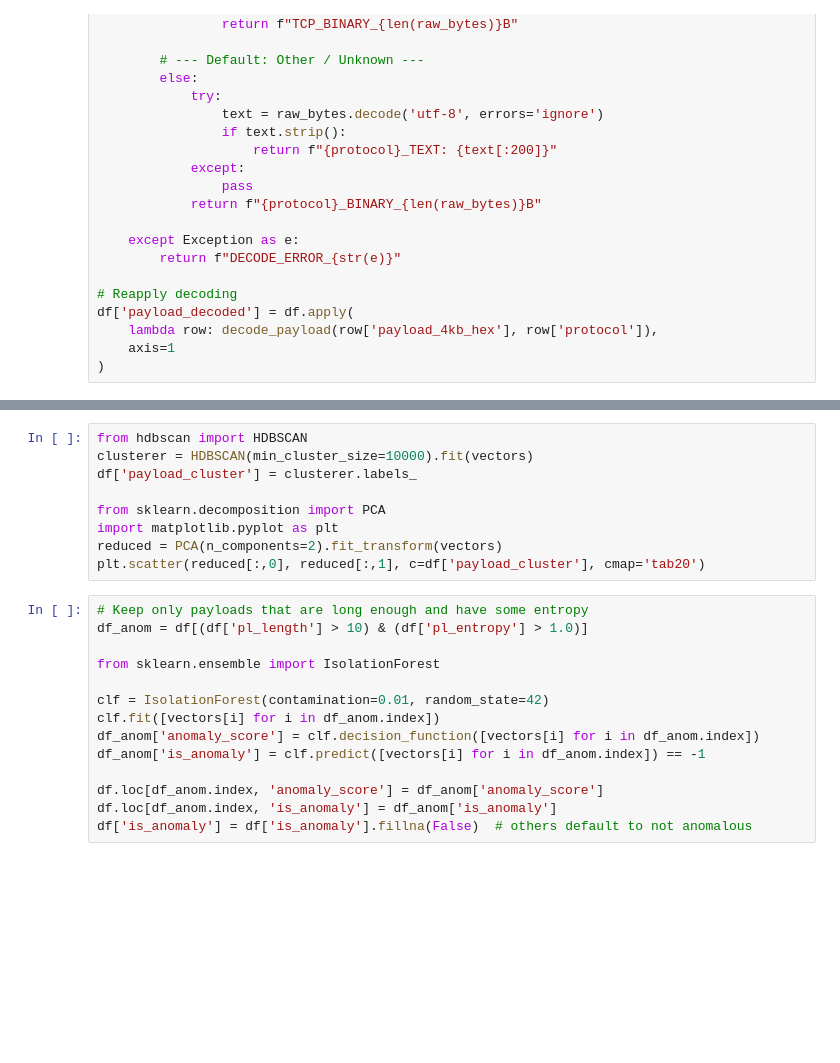
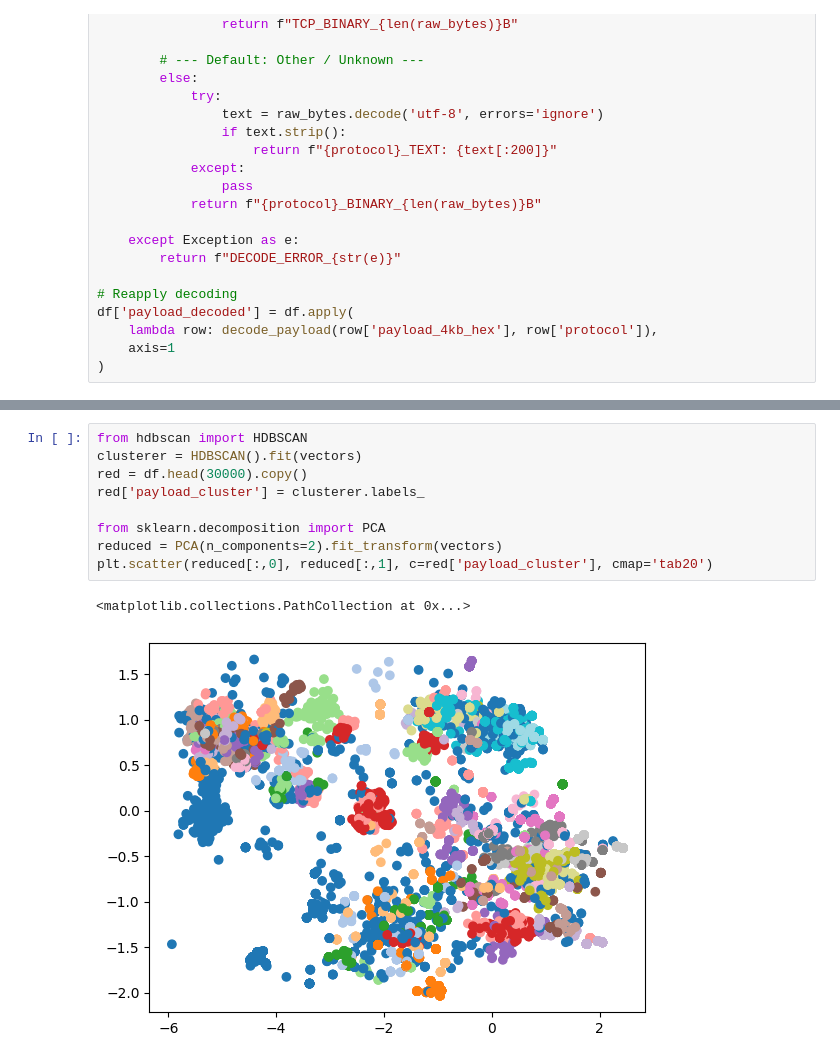
Before and after one commit to lucchinaluca/thesis-datasec, a Jupyter notebook: payload_analysis.ipynb, the cells around one changed output, grey strips where cells are left out. Drawn from its saved outputs; the diff is of its cells as text; blank space fills up the shorter version.

```diff
--- a/payload_analysis.ipynb
+++ b/payload_analysis.ipynb
@@ -297,23 +301,12 @@ KeyboardInterrupt:
 # %%
 from hdbscan import HDBSCAN
-clusterer = HDBSCAN(min_cluster_size=10000).fit(vectors)
-df['payload_cluster'] = clusterer.labels_
+clusterer = HDBSCAN().fit(vectors)
+red = df.head(30000).copy()
+red['payload_cluster'] = clusterer.labels_
 
 from sklearn.decomposition import PCA
-import matplotlib.pyplot as plt
 reduced = PCA(n_components=2).fit_transform(vectors)
-plt.scatter(reduced[:,0], reduced[:,1], c=df['payload_cluster'], cmap='tab20')
+plt.scatter(reduced[:,0], reduced[:,1], c=red['payload_cluster'], cmap='tab20')
+# %% [output]
+<matplotlib.collections.PathCollection at 0x...>
+[figure, added]
-# %%
-# Keep only payloads that are long enough and have some entropy
-df_anom = df[(df['pl_length'] > 10) & (df['pl_entropy'] > 1.0)]
-
-from sklearn.ensemble import IsolationForest
-
-clf = IsolationForest(contamination=0.01, random_state=42)
-clf.fit([vectors[i] for i in df_anom.index])
-df_anom['anomaly_score'] = clf.decision_function([vectors[i] for i in df_anom.index])
-df_anom['is_anomaly'] = clf.predict([vectors[i] for i in df_anom.index]) == -1
-
-df.loc[df_anom.index, 'anomaly_score'] = df_anom['anomaly_score']
-df.loc[df_anom.index, 'is_anomaly'] = df_anom['is_anomaly']
-df['is_anomaly'] = df['is_anomaly'].fillna(False)  # others default to not anomalous
```
Also changed, not shown: parts of 3 cells of this notebook, 1 other file.
